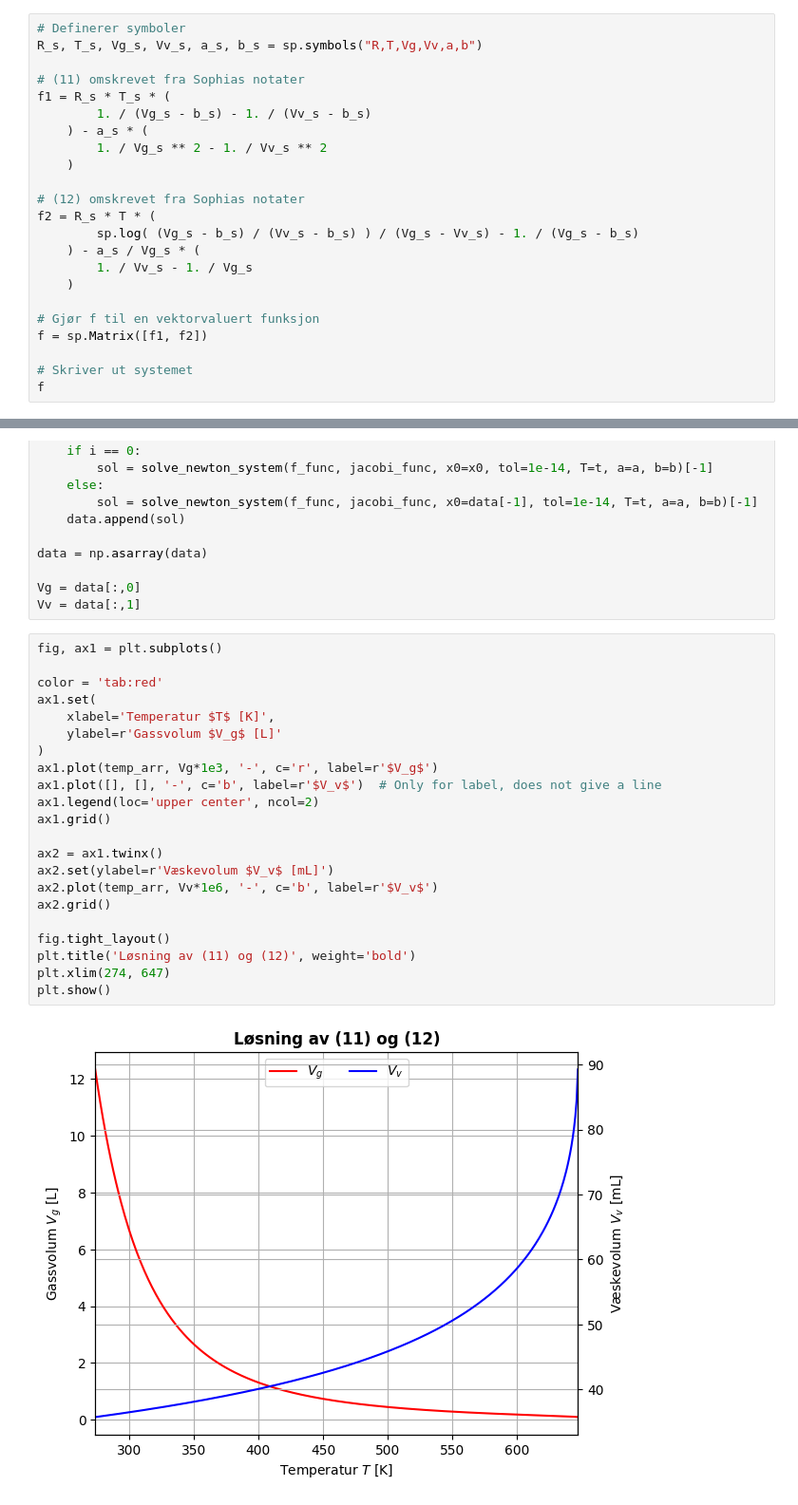
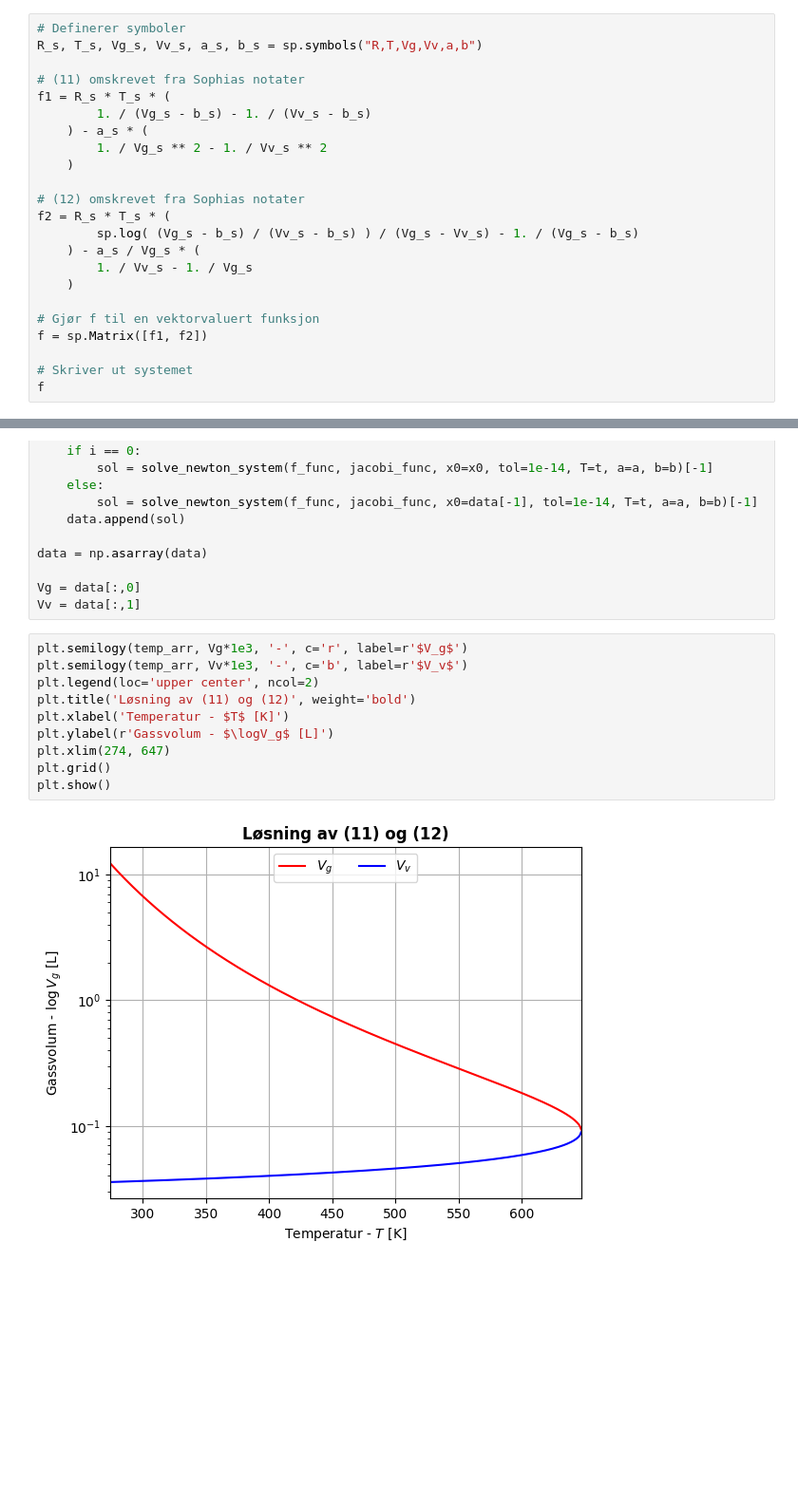
Before and after one commit to willidu/TMA4320, a Jupyter notebook: tekfys-prosjekt/oppgave1.ipynb, the cells around one changed output, grey strips where cells are left out. Shown at 95% size. Drawn from its saved outputs; the diff is of its cells as text; blank space fills up the shorter version.

```diff
--- a/tekfys-prosjekt/oppgave1.ipynb
+++ b/tekfys-prosjekt/oppgave1.ipynb
@@ -175,7 +175,7 @@ f1 = R_s * T_s * (
     )
 
 # (12) omskrevet fra Sophias notater
-f2 = R_s * T * (
+f2 = R_s * T_s * (
         sp.log( (Vg_s - b_s) / (Vv_s - b_s) ) / (Vg_s - Vv_s) - 1. / (Vg_s - b_s)
     ) - a_s / Vg_s * (
         1. / Vv_s - 1. / Vg_s
@@ -243,26 +243,14 @@ data = np.asarray(data)
 Vg = data[:,0]
 Vv = data[:,1]
 # %%
-fig, ax1 = plt.subplots()
-
-color = 'tab:red'
-ax1.set(
-    xlabel='Temperatur $T$ [K]',
-    ylabel=r'Gassvolum $V_g$ [L]'
-)
-ax1.plot(temp_arr, Vg*1e3, '-', c='r', label=r'$V_g$')
-ax1.plot([], [], '-', c='b', label=r'$V_v$')  # Only for label, does not give a line
-ax1.legend(loc='upper center', ncol=2)
-ax1.grid()
-
-ax2 = ax1.twinx()
-ax2.set(ylabel=r'Væskevolum $V_v$ [mL]')
-ax2.plot(temp_arr, Vv*1e6, '-', c='b', label=r'$V_v$')
-ax2.grid()
-
-fig.tight_layout()
+plt.semilogy(temp_arr, Vg*1e3, '-', c='r', label=r'$V_g$')
+plt.semilogy(temp_arr, Vv*1e3, '-', c='b', label=r'$V_v$')
+plt.legend(loc='upper center', ncol=2)
 plt.title('Løsning av (11) og (12)', weight='bold')
+plt.xlabel('Temperatur - $T$ [K]')
+plt.ylabel(r'Gassvolum - $\logV_g$ [L]')
 plt.xlim(274, 647)
+plt.grid()
 plt.show()
 # %% [output]
-[figure, old version]
+[figure, new version]
```
Also changed, not shown: parts of 11 cells of this notebook.
